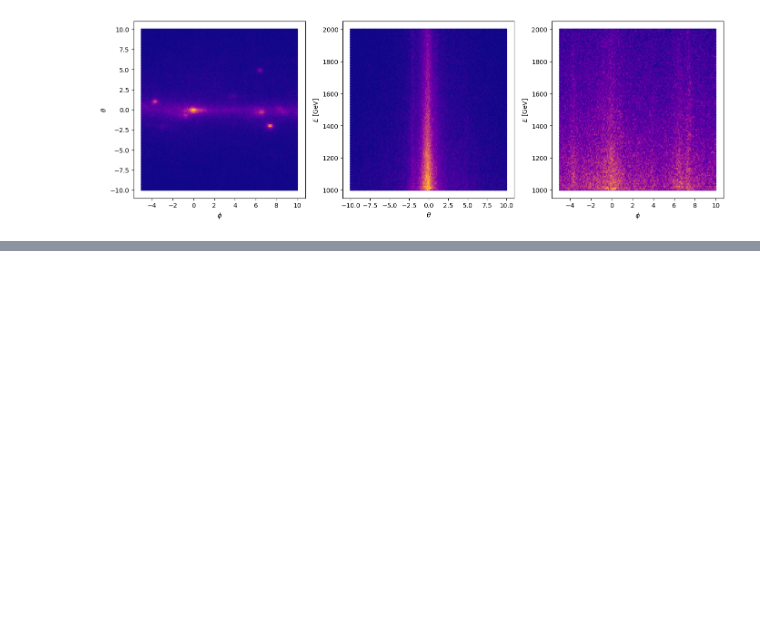
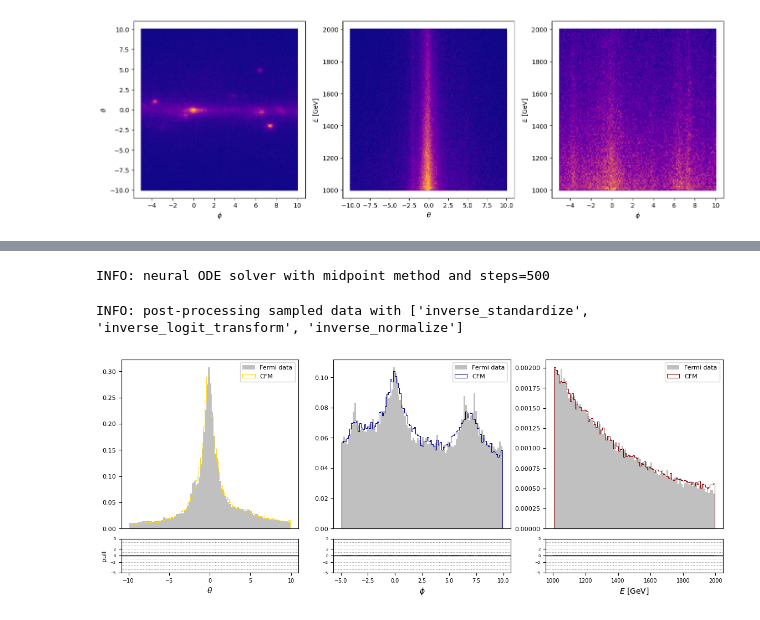
Before and after one commit to dfaroughy/DynGenModels, a Jupyter notebook: experiments/Fermi-LAT/fermi_MAF.ipynb, the cells around one changed output, grey strips where cells are left out. Saved outputs shown, nothing was run; the diff lists cells and outputs as text; code cells hidden in the pictures; blank space fills up the shorter version.

```diff
--- a/experiments/Fermi-LAT/fermi_MAF.ipynb
+++ b/experiments/Fermi-LAT/fermi_MAF.ipynb
@@ -232,0 +265,27 @@ results_2D_plots(pretrained_pipeline.target, gridsize=200)
+# %%
+#...sample from model:
+import torch
+
+from DynGenModels.pipelines.SamplingPipeline import FlowMatchPipeline
+from DynGenModels.datamodules.fermi.dataprocess import PostProcessFermiData
+
+pipeline = FlowMatchPipeline(trained_model=pretrained_cfm,
+                             source_input=torch.randn(100000, configs.dim_input),
+                             configs=configs,
+                             postprocessor=PostProcessFermiData)
+# %% [output]
+INFO: neural ODE solver with midpoint method and steps=500
+INFO: post-processing sampled data with ['inverse_standardize', 'inverse_logit_transform', 'inverse_normalize']
+# %%
+from utils import results_plots, results_2D_plots
+
+results_plots(data=fermi.target,
+              generated=pipeline.target,
+              model = 'CFM',
+              comparator='pull',
+              save_path=configs.workdir + '/fermi_features.pdf',
+              bins=100,
+              features=[r'$\theta$', r'$\phi$', r'$E$ [GeV]'],
+              num_particles=pipeline.target.shape[0])
+# %% [output]
+[figure, added]
```
Also changed, not shown: parts of 6 cells of this notebook, 14 other files.
